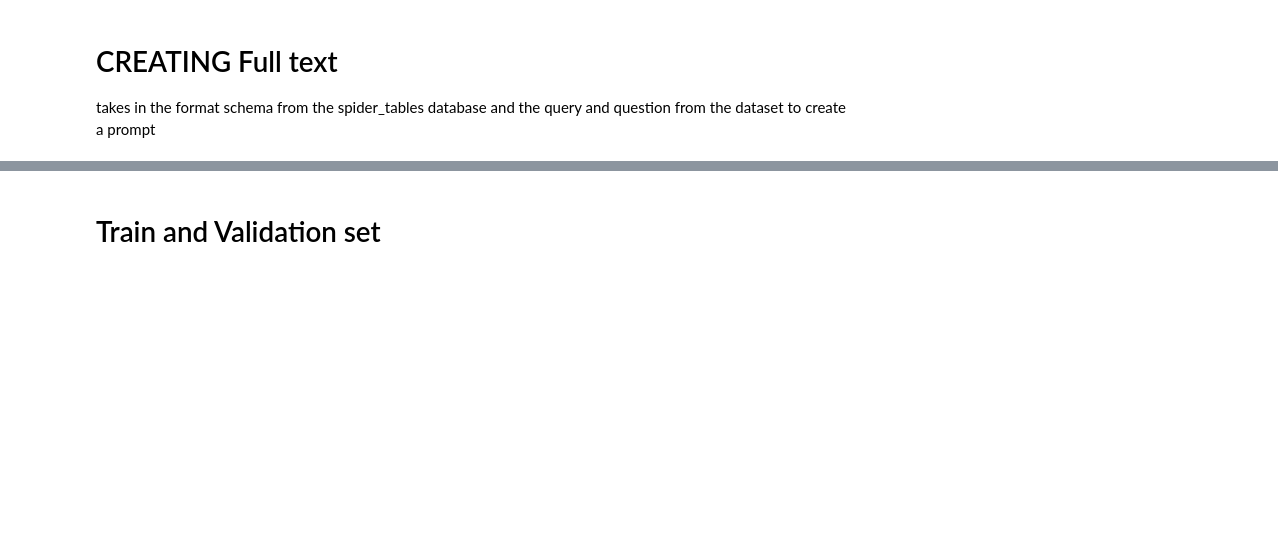
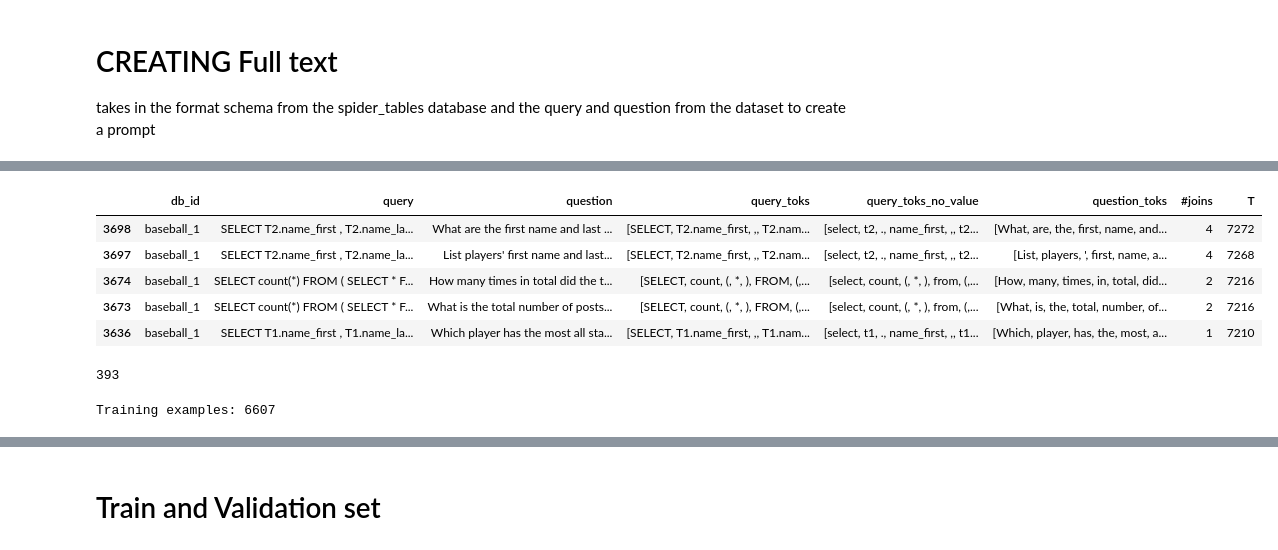
Before and after one commit to mehulpranay/ML_Framework, a Jupyter notebook: question-to-query.ipynb, the cells around one changed output, grey strips where cells are left out. Drawn from its saved outputs; the diff is of its cells as text; code cells hidden in the pictures; blank space fills up the shorter version.

Commit message:
Kaggle Notebook | Spider : Question to Sql Query | Version 29

```diff
--- a/question-to-query.ipynb
+++ b/question-to-query.ipynb
@@ -443,3 +346,16 @@ perpetrator : People_ID equals people : People_ID
 # SCHEMA CREATION
 # %% [markdown]
 ## Schema lookup
+# %%
+import pickle
+import json
+
+# Open the file in 'rb' (read-binary) mode
+with open('/kaggle/input/datasets/mehulkumar99/augmented-schema/schema_lookup_augmented.pkl', 'rb') as f:
+    schema_lookup = pickle.load(f)
+
+
+# db_id = list(schema_lookup.keys())[0]
+db_id = 'concert_singer'
+print(db_id)
+print(json.dumps(schema_lookup[db_id], indent=2, default=str))
@@ -446,6 +372,6 @@ perpetrator : People_ID equals people : People_ID
 # %%
-schema_lookup ={}
-for row in spider_tables:
-  schema_lookup[row['db_id']]= row
+# schema_lookup ={}
+# for row in spider_tables:
+#   schema_lookup[row['db_id']]= row
 
-schema_lookup['concert_singer']
+# schema_lookup['concert_singer']
@@ -775 +729,37 @@ tokenizer = get_chat_template(
+# %%
+#schema_lookup, index, dataset, last_exec_sql = None, error_msg = None, inference = False
+total = len(train_df)
+lengths = []
+for i in range(total):
+    prompt = build_prompt( schema_lookup, index = i , dataset = train_df, inference = False, schema_type = 1 )['text']
+    lengths.append(len(tokenizer(prompt)['input_ids']))
+
+train_df['T'] = lengths
+train_df = train_df.drop(columns = ['JOIN', 'GROUP BY', 'ORDER BY', 'HAVING', 'INTERSECT', 'UNION', 'EXCEPT', 'LIMIT', 'NESTED','END AS', 'CASE'])
+
+train_df = train_df.sort_values(by='T', ascending = False)
+# & (validation_df['T']>1950)
+filtered_df = train_df[(train_df['T']>2048) ]
+
+# wrong_erro_df = filtered_df.loc[filtered_df['results'].isin(['error', 'wrong'])]
+# filtered_sorted_df = filtered_df.sort_values(by='T', ascending = False)
+
+# print(len(idx_prompt_limit_exceeded))
+filtered_df.head()
+# %% [output]
+|  | db_id | query | question | query_toks | query_toks_no_value | question_toks | #joins | T |
+| 3698 | baseball_1 | SELECT T2.name_first , T2.name_la... | What are the first name and last ... | [SELECT, T2.name_first, ,, T2.nam... | [select, t2, ., name_first, ,, t2... | [What, are, the, first, name, and... | 4 | 7272 |
+| 3697 | baseball_1 | SELECT T2.name_first , T2.name_la... | List players' first name and last... | [SELECT, T2.name_first, ,, T2.nam... | [select, t2, ., name_first, ,, t2... | [List, players, ', first, name, a... | 4 | 7268 |
+| 3674 | baseball_1 | SELECT count(*) FROM ( SELECT * F... | How many times in total did the t... | [SELECT, count, (, *, ), FROM, (,... | [select, count, (, *, ), from, (,... | [How, many, times, in, total, did... | 2 | 7216 |
+| 3673 | baseball_1 | SELECT count(*) FROM ( SELECT * F... | What is the total number of posts... | [SELECT, count, (, *, ), FROM, (,... | [select, count, (, *, ), from, (,... | [What, is, the, total, number, of... | 2 | 7216 |
+| 3636 | baseball_1 | SELECT T1.name_first , T1.name_la... | Which player has the most all sta... | [SELECT, T1.name_first, ,, T1.nam... | [select, t1, ., name_first, ,, t1... | [Which, player, has, the, most, a... | 1 | 7210 |
+# %%
+len(filtered_df)
+# %% [output]
+393
+# %%
+train_filtered_df = train_df[train_df['T'] <= 2048].reset_index(drop=True)
+print(f"Training examples: {len(train_filtered_df)}")
+# %% [output]
+Training examples: 6607
 # %%
```
Also changed, not shown: parts of 41 cells of this notebook.
